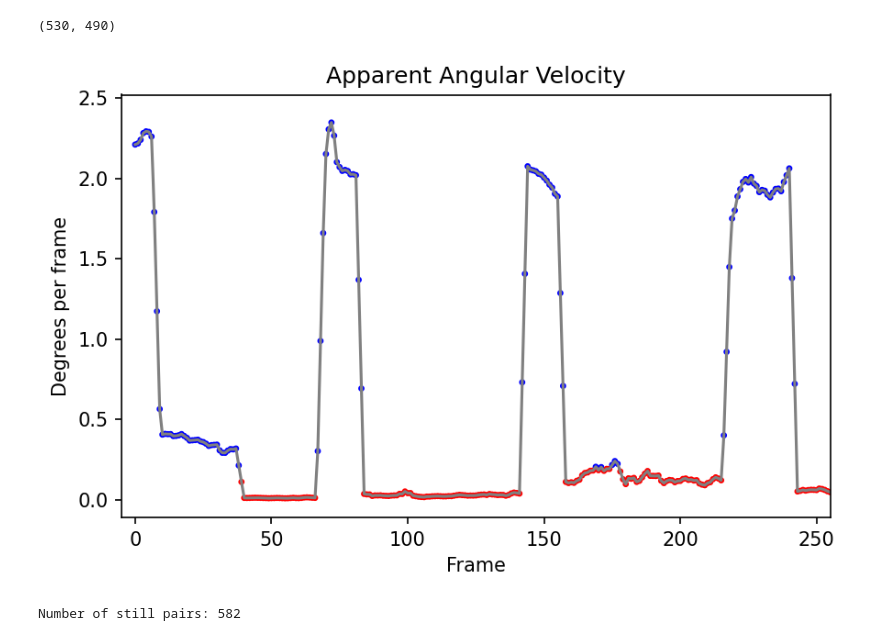
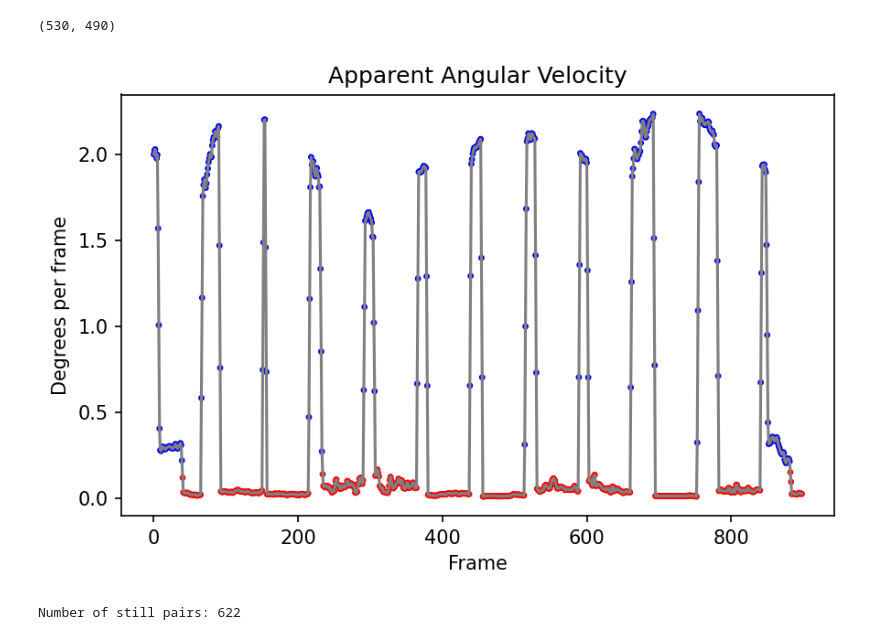
Before and after one commit to Unturned3/Core, a Jupyter notebook: EstimatePose.ipynb, the cells around one changed output. Saved outputs shown, nothing was run; the diff lists cells and outputs as text; code cells hidden in the pictures.

```diff
--- a/EstimatePose.ipynb
+++ b/EstimatePose.ipynb
@@ -21,7 +21,7 @@ TRAJ_DIR = DATA_DIR
 
 in_vid_paths = sorted(glob(DATA_DIR + '*.mp4'))
 
-in_vid_path = in_vid_paths[26]
+in_vid_path = in_vid_paths[0]
 in_vid_stem = Path(in_vid_path).stem
 
 frames = utils.load_video(in_vid_path,
@@ -47,7 +43,7 @@ img_pairs_path = DATA_DIR + in_vid_stem + '-pairs.h5'
 image_pairs = []
 closures = []
 still_cnt = 0
-override = False
+override = True
 
 if not override and os.path.isfile(img_pairs_path):
     print('Loading existing file', img_pairs_path)
@@ -234,32 +229,32 @@ utils.visualize_matches(image_pairs[1])
 # %%
 idx2pair = {}
 for p in image_pairs:
     idx2pair[(p.i, p.j)] = p
 
 av = []
 for i in range(0, len(frames) - 1):
     p = idx2pair[(i, i+1)]
     av.append(utils.avg_quad_angular_velocity(p, cam_params_est[i]))
 
 # Moving average filter to smooth out the angular velocity
 # preserve the length of the array (padding = same as edge)
 av.insert(0, av[0])
 av.append(av[-1])
 av = np.convolve(av, np.ones(3) / 3, mode='valid')
 
 still_thresh = 0.2
 fig, ax = plt.subplots(dpi=150, figsize=(6, 4))
 ax.set_title('Apparent Angular Velocity')
 ax.plot(av, color='gray')
 ax.scatter(np.arange(0, len(av)), av, c=['red' if a < still_thresh
                                           else 'blue' for a in av], s=5)
-ax.set_xlim(-5, 255)
+#ax.set_xlim(-5, 255)
 ax.set_xlabel('Frame')
 ax.set_ylabel('Degrees per frame')
 fig.tight_layout()
 plt.show()
 # %% [output]
-[figure, old version]
+[figure, new version]
 # %%
 cnt = 0
 for i in range(0, len(av)):
@@ -271,4 +266,4 @@ print(f'Number of still pairs: {cnt}')
 
 utils.export_image_pairs(img_pairs_path, image_pairs)
 # %% [output]
-Number of still pairs: 582
+Number of still pairs: 622
```
Also changed, not shown: parts of 5 cells of this notebook, 3 other files.
